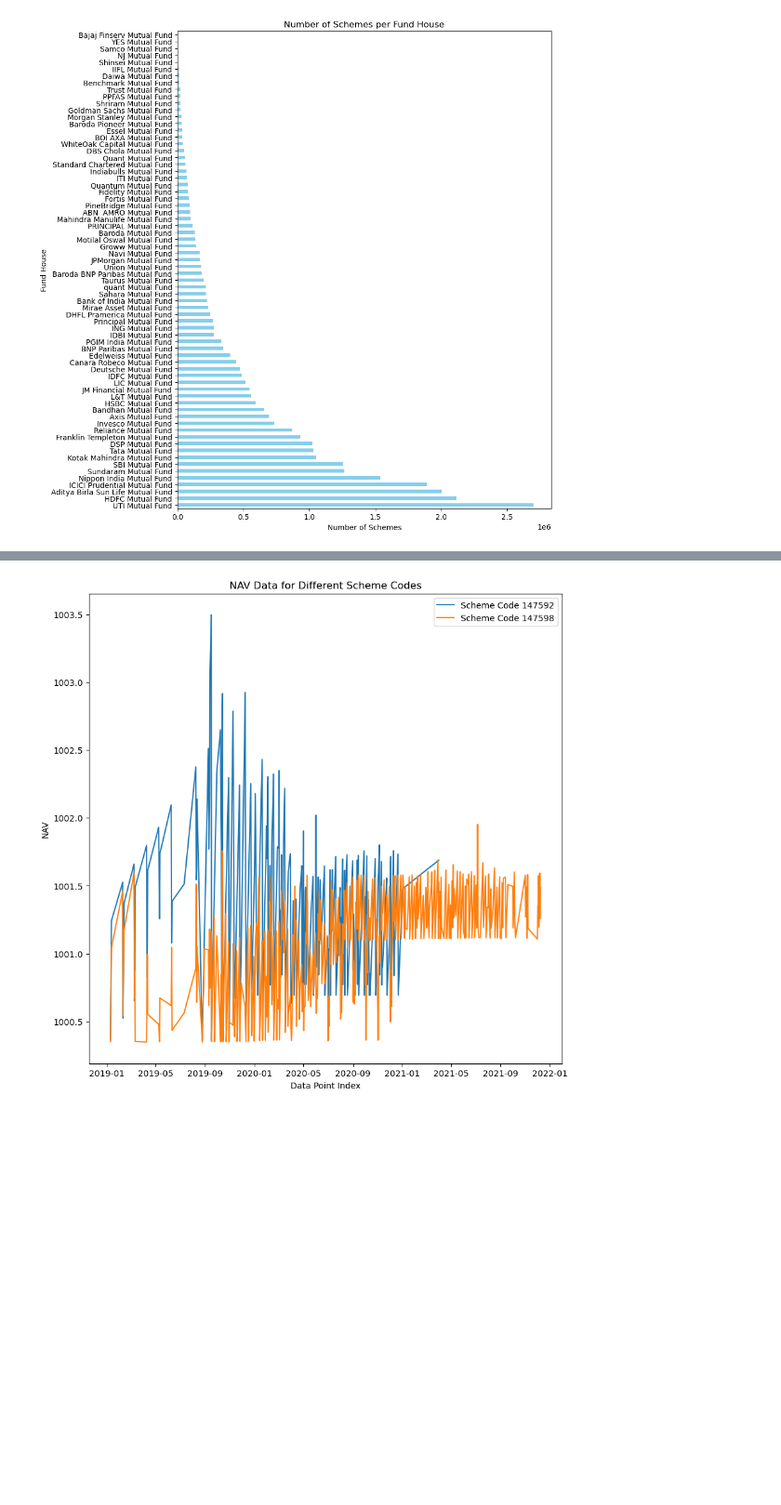
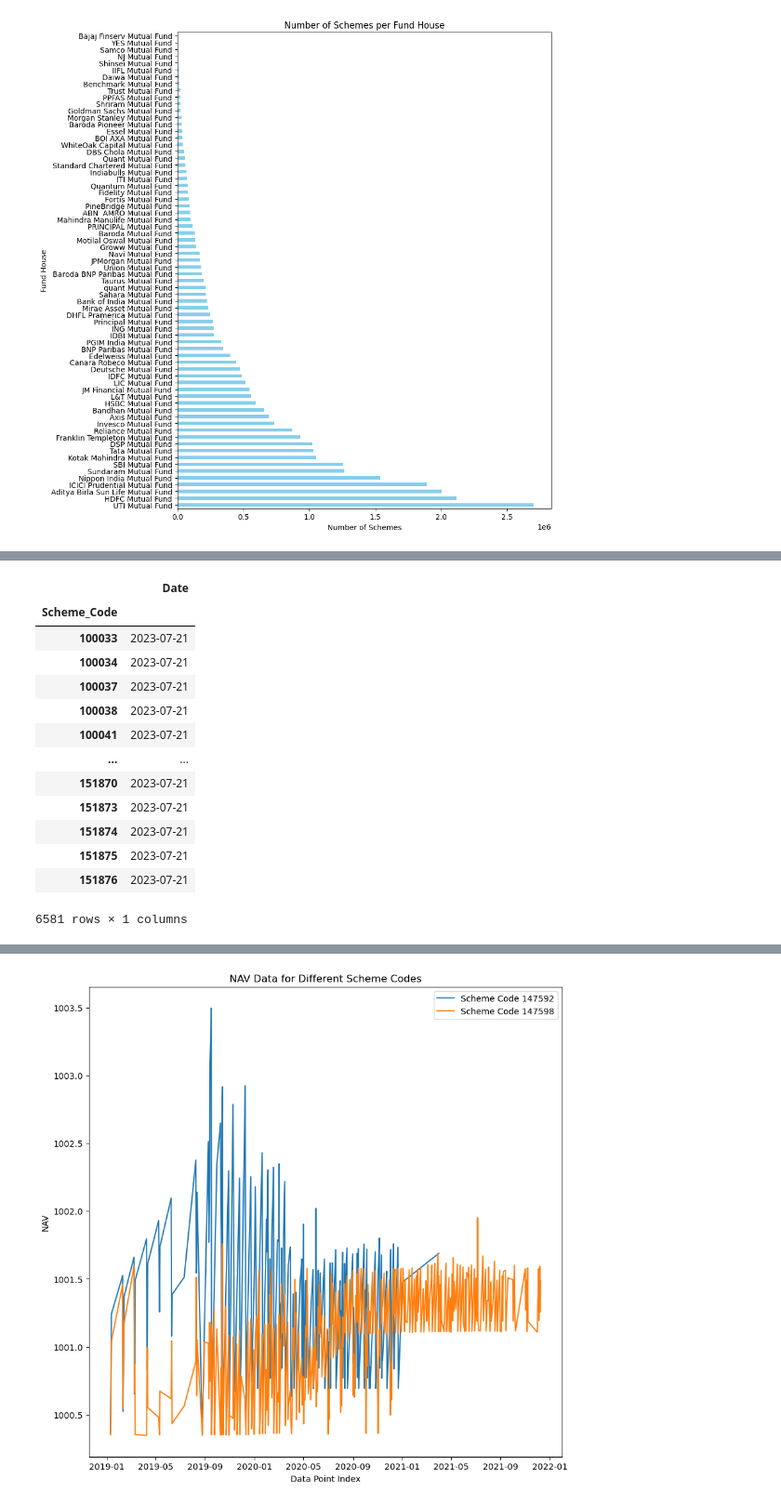
Before and after one commit to tamraparani/mutual_funds, a Jupyter notebook: notebooks/starter-notebook.ipynb, the cells around one changed output, grey strips where cells are left out. Shown: that part at 93% size. Cells and saved outputs as stored; diff of their text form; code cells hidden in the pictures; blank space fills up the shorter version.

```diff
--- a/notebooks/starter-notebook.ipynb
+++ b/notebooks/starter-notebook.ipynb
@@ -130,0 +159,18 @@ plt.show()
+# %%
+schemes_last_day = last_dates[last_dates['Date'] == '2023-07-21']
+schemes_last_day
+# %% [output]
+|  | Date |
+| Scheme_Code |  |
+| 100033 | 2023-07-21 |
+| 100034 | 2023-07-21 |
+| 100037 | 2023-07-21 |
+| 100038 | 2023-07-21 |
+| 100041 | 2023-07-21 |
+| ... | ... |
+| 151870 | 2023-07-21 |
+| 151873 | 2023-07-21 |
+| 151874 | 2023-07-21 |
+| 151875 | 2023-07-21 |
+| 151876 | 2023-07-21 |
+6581 rows × 1 columns
```
Also changed, not shown: parts of 12 cells of this notebook, 8 other files.
